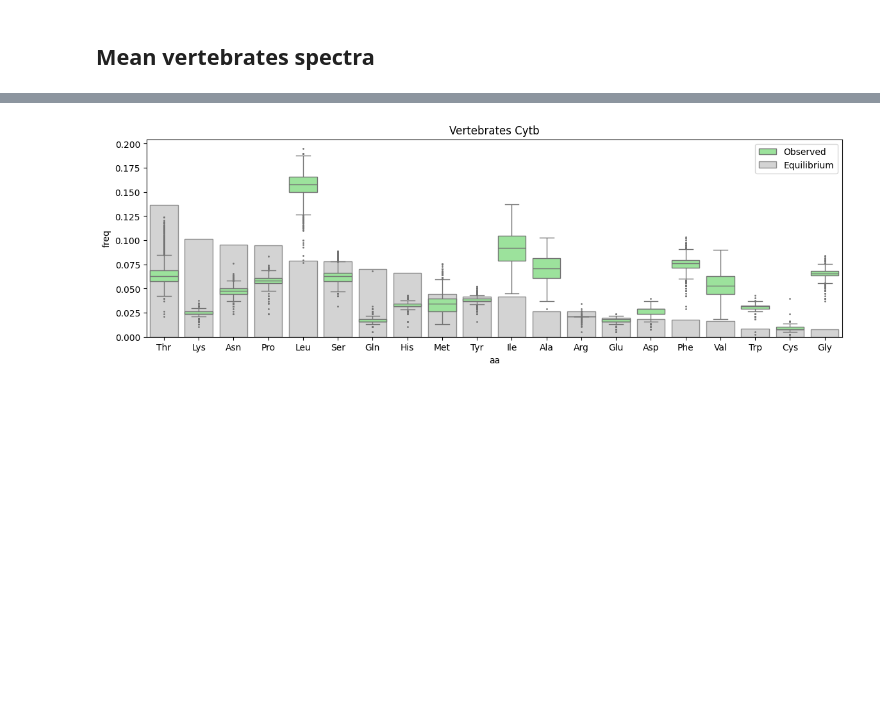
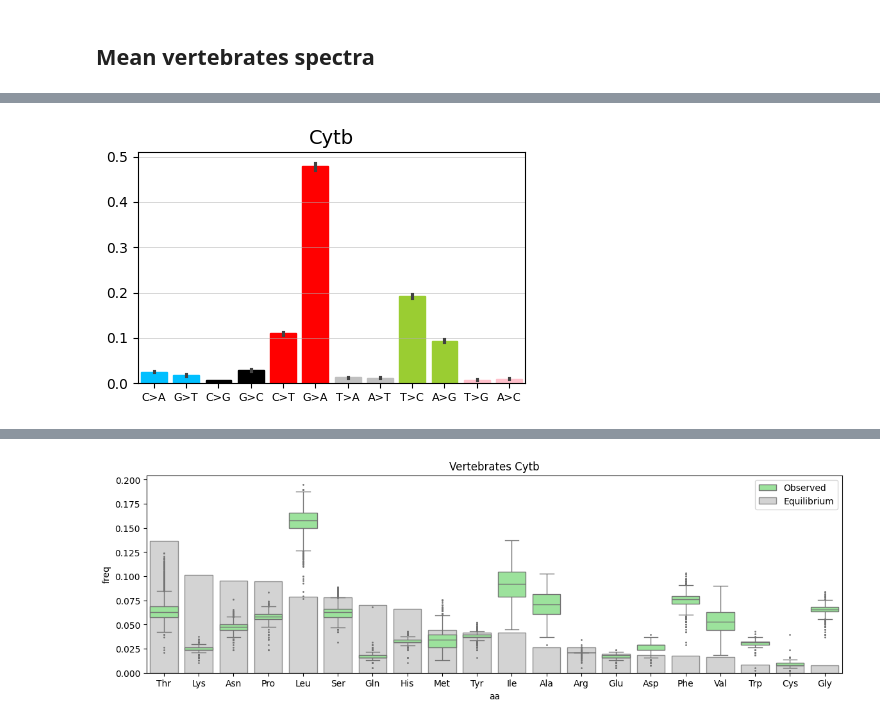
Before and after one commit to mitoclub/AminoAcidShift, a Jupyter notebook: eq_freqs/prepare_data_for_aa_shift.ipynb, the cells around one changed output, grey strips where cells are left out. Saved outputs shown, nothing was run; the diff lists cells and outputs as text; code cells hidden in the pictures; blank space fills up the shorter version.

```diff
--- a/eq_freqs/prepare_data_for_aa_shift.ipynb
+++ b/eq_freqs/prepare_data_for_aa_shift.ipynb
@@ -197,2 +179,7 @@ ms12
 # %% [markdown]
 ## Mean vertebrates spectra
+# %%
+ms12 = pd.read_csv('../../192/1data_derivation/dataset/MutSpecVertebrates12.csv.gz')
+ms12cytb = ms12[ms12.Gene == 'Cytb']
+del ms12
+ms12cytb
@@ -199 +200,5 @@ ms12
+# %%
+plot_mutspec12(ms12cytb, title='Cytb', figsize=(5, 3));
+# %% [output]
+[figure, added]
 # %%
```
Also changed, not shown: parts of 15 cells of this notebook, 2 other files.
